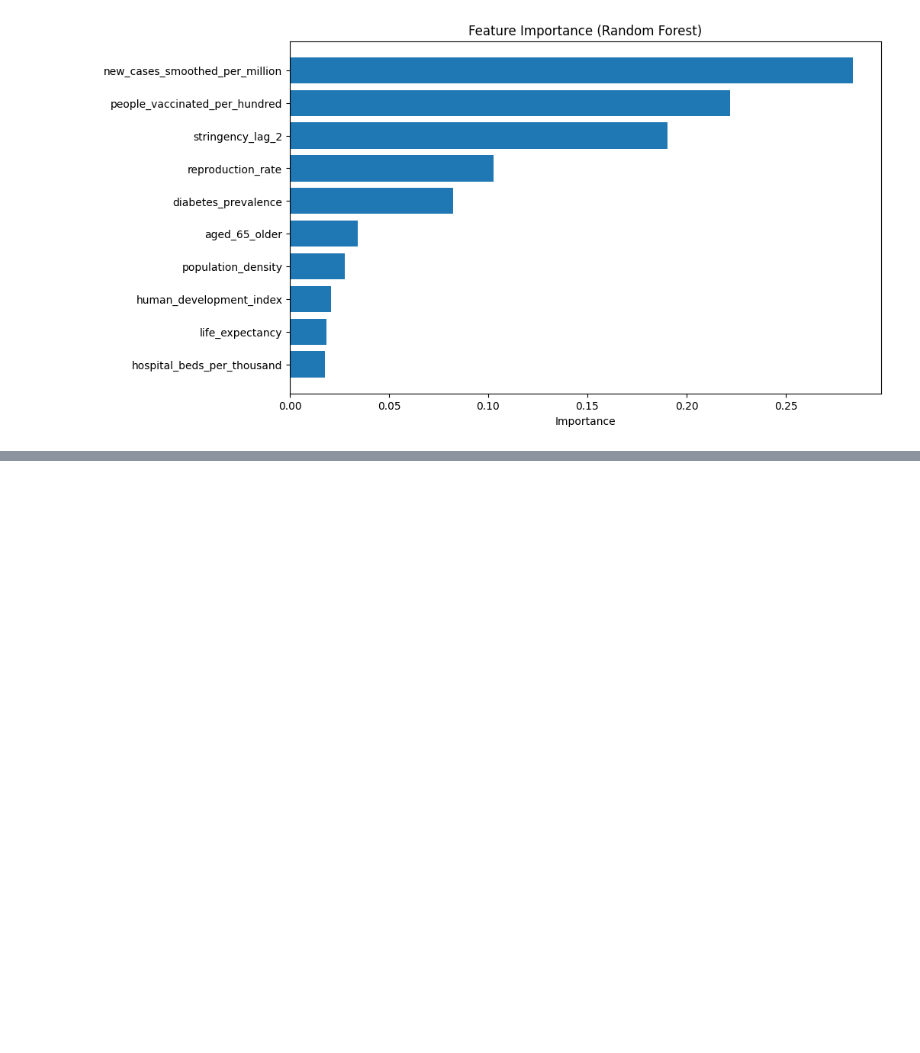
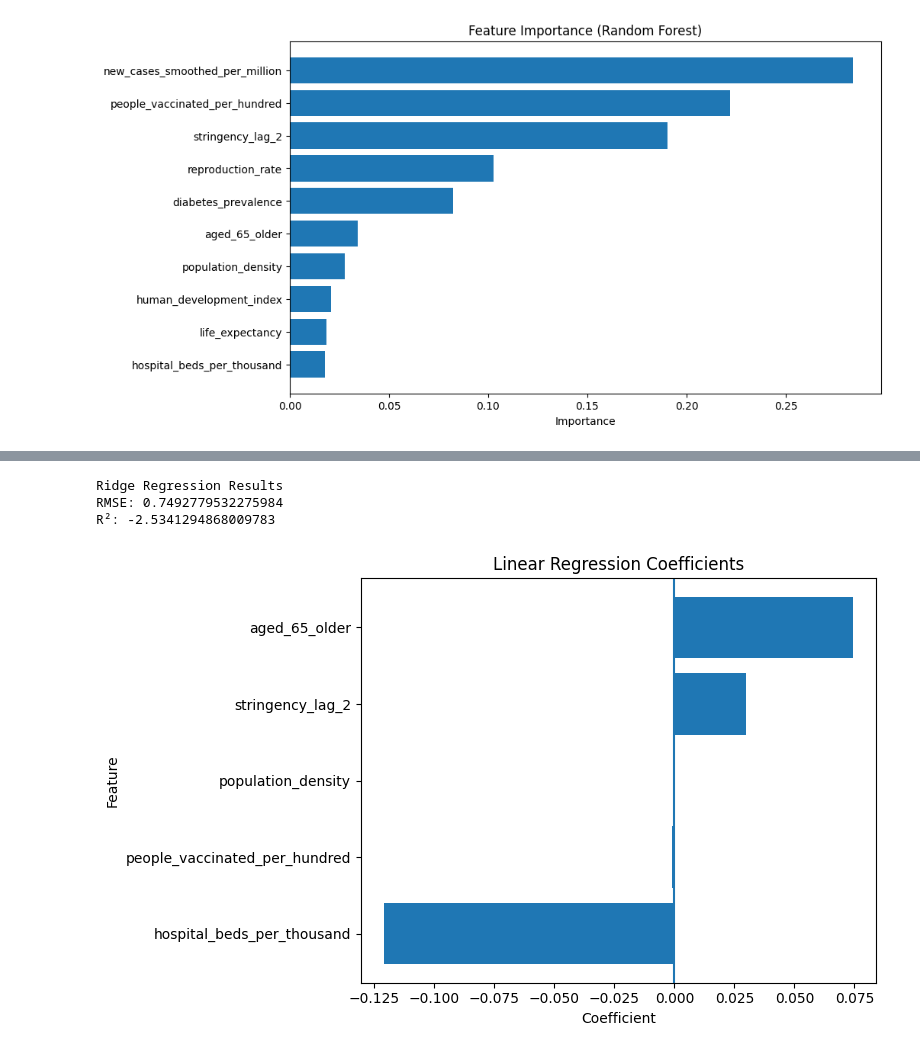
Before and after one commit to RithikaCheela/Data-Visualizations-Project, a Jupyter notebook: V6.ipynb, the cells around one changed output, grey strips where cells are left out. Saved outputs shown, nothing was run; the diff lists cells and outputs as text; code cells hidden in the pictures; blank space fills up the shorter version.

```diff
--- a/V6.ipynb
+++ b/V6.ipynb
@@ -461,0 +518,5 @@ Feature Importance:
+# %%
+weekly_df['stringency_lag_2'] = (
+    weekly_df.groupby('country')['stringency_index'].shift(2)
+)
+weekly_df.head()
@@ -461,0 +664,15 @@ Feature Importance:
+# %%
+# =========================
+# 12. Run linear regression
+# =========================
+lin_model = LinearRegression()
+lin_model.fit(X_train, y_train)
+
+y_pred_lin = lin_model.predict(X_test)
+
+rmse_lin = np.sqrt(mean_squared_error(y_test, y_pred_lin))
+r2_lin = r2_score(y_test, y_pred_lin)
+
+print("\nLinear Regression Results")
+print("RMSE:", rmse_lin)
+print("R²:", r2_lin)
@@ -461,0 +683,11 @@ Feature Importance:
+# %%
+# =========================
+# 13. Coefficients table
+# =========================
+coef_df = pd.DataFrame({
+    'Feature': features,
+    'Coefficient': lin_model.coef_
+}).sort_values(by='Coefficient', ascending=False)
+
+print("\nLinear Regression Coefficients:")
+print(coef_df)
@@ -461,0 +702,35 @@ Feature Importance:
+# %%
+# =========================
+# 14. Optional: Ridge regression if VIF is a little high
+# =========================
+ridge_model = Ridge(alpha=1.0)
+ridge_model.fit(X_train, y_train)
+
+y_pred_ridge = ridge_model.predict(X_test)
+
+rmse_ridge = np.sqrt(mean_squared_error(y_test, y_pred_ridge))
+r2_ridge = r2_score(y_test, y_pred_ridge)
+
+print("\nRidge Regression Results")
+print("RMSE:", rmse_ridge)
+print("R²:", r2_ridge)
+# %% [output]
+Ridge Regression Results
+RMSE: 0.7492779532275984
+R²: -2.5341294868009783
+# %%
+# =========================
+# 15. Plot coefficients
+# =========================
+coef_plot = coef_df.sort_values('Coefficient')
+
+plt.figure(figsize=(8, 5))
+plt.barh(coef_plot['Feature'], coef_plot['Coefficient'])
+plt.axvline(0)
+plt.title('Linear Regression Coefficients')
+plt.xlabel('Coefficient')
+plt.ylabel('Feature')
+plt.tight_layout()
+plt.show()
+# %% [output]
+[figure, added]
```
Also changed, not shown: parts of 15 cells of this notebook, 1 other file.
